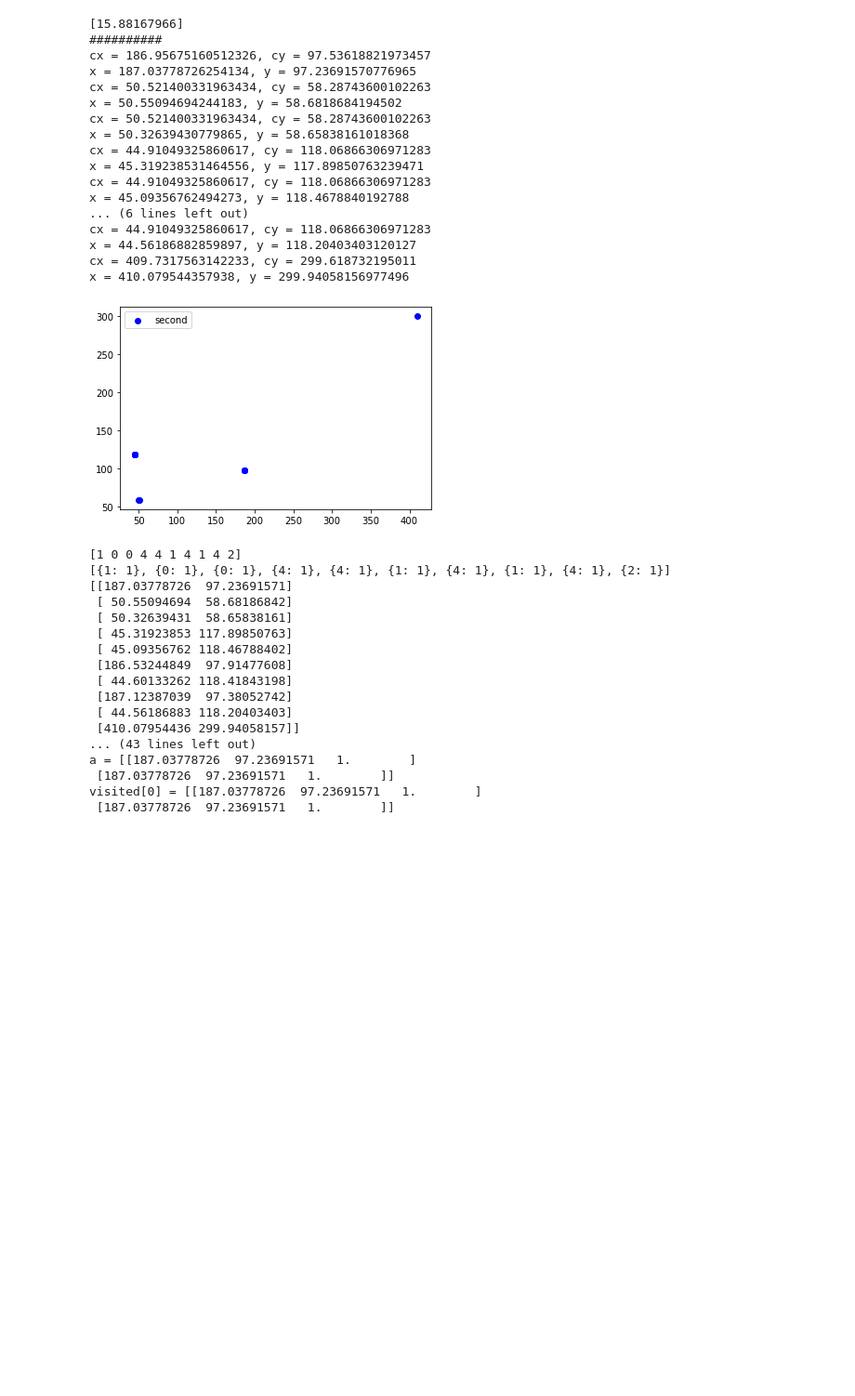
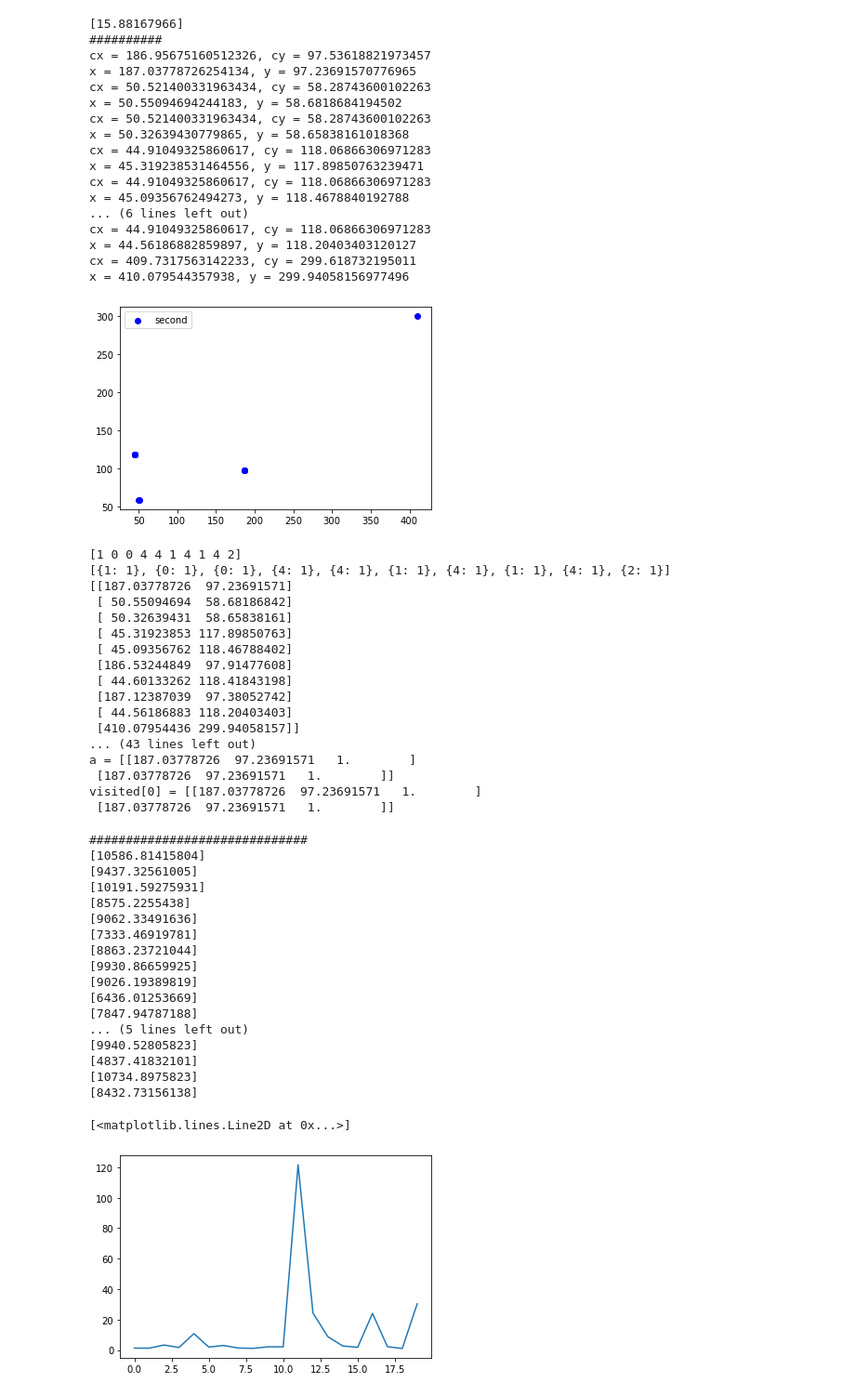
Before and after one commit to serjunfan/simulation.ipynb, a Jupyter notebook: path_simulator.ipynb, the cells around one changed output. Shown at 93% size. Saved outputs shown, nothing was run; the diff lists cells and outputs as text; code cells hidden in the pictures; blank space fills up the shorter version.

```diff
--- a/path_simulator.ipynb
+++ b/path_simulator.ipynb
@@ -461,7 +517,7 @@ alpha_min = 1.
 alpha_max = 500
 def explore(data,node_index):
     angle =generate_angle()
-    flight = TPL(alpha,alpha_min,alpha_max,np.arange(1))
+    flight = Power_law(alpha,alpha_min,alpha_max,np.random.uniform(0,1))
     x2 = data[node_index][0] + (flight * math.cos(angle) )
     y2 = data[node_index][1] + (flight * math.sin(angle) )
     x2 = x2[0]
@@ -485,9 +541,9 @@ def set_init_status(nn = node_num):   #status[node_index] = 0(ready) or 1(moving
         output.append(0)
     return np.array(output)
 print(set_init_status(100))
-def get_pause_time():
-    pause_time = TPL(beta,beta_min,beta_max,np.arange(1))
-    return pause_time[0]
+def get_pause_time()
+    pause_time = Power_law(beta,beta_min,beta_max,np.random.uniform(0,1))
+    return pause_time
 print(get_pause_time())
 def next_destination(data, visited, node_index):
     result = explore_or_revisit(visited, node_index)
@@ -585,3 +641,43 @@ a = [[187.03778726  97.23691571   1.        ]
  [187.03778726  97.23691571   1.        ]]
 visited[0] = [[187.03778726  97.23691571   1.        ]
  [187.03778726  97.23691571   1.        ]]
+# %%
+def power_law(alpha, alpha_min ,alpha_max , u):
+    return ((alpha_max ** (-alpha+1) - alpha_min**(-alpha+1))*u + alpha_min **(-alpha+1.0))**(1.0/(-alpha+1.0))
+from numpy.random import rand
+import numpy.random as random
+import numpy
+mi = 1
+ma = 3 * 60 * 60
+alpha = 1.8
+a = []
+for i in range(20):
+    a.append(power_law(alpha, mi , ma , random.uniform(0,1) ))
+    #print(a)
+TPL = lambda ALPHA, MIN, MAX, SAMPLES: ((MAX ** (ALPHA+1.) -1.) * rand(*SAMPLES.shape) +1.) ** (1./(ALPHA+1.))
+print("##############################")
+for i in range(20):
+    print( TPL(alpha, mi , ma ,numpy.arange(1) ) )
+import matplotlib.pyplot as plt
+fig , ax = plt.subplots()
+ax.plot([i for i in range(20)], a)
+# %% [output]
+##############################
+[10586.81415804]
+[9437.32561005]
+[10191.59275931]
+[8575.2255438]
+[9062.33491636]
+[7333.46919781]
+[8863.23721044]
+[9930.86659925]
+[9026.19389819]
+[6436.01253669]
+[7847.94787188]
+... (5 lines left out)
+[9940.52805823]
+[4837.41832101]
+[10734.8975823]
+[8432.73156138]
+[<matplotlib.lines.Line2D at 0x...>]
+[figure, added]
```
Also changed, not shown: parts of 1 cell of this notebook.
